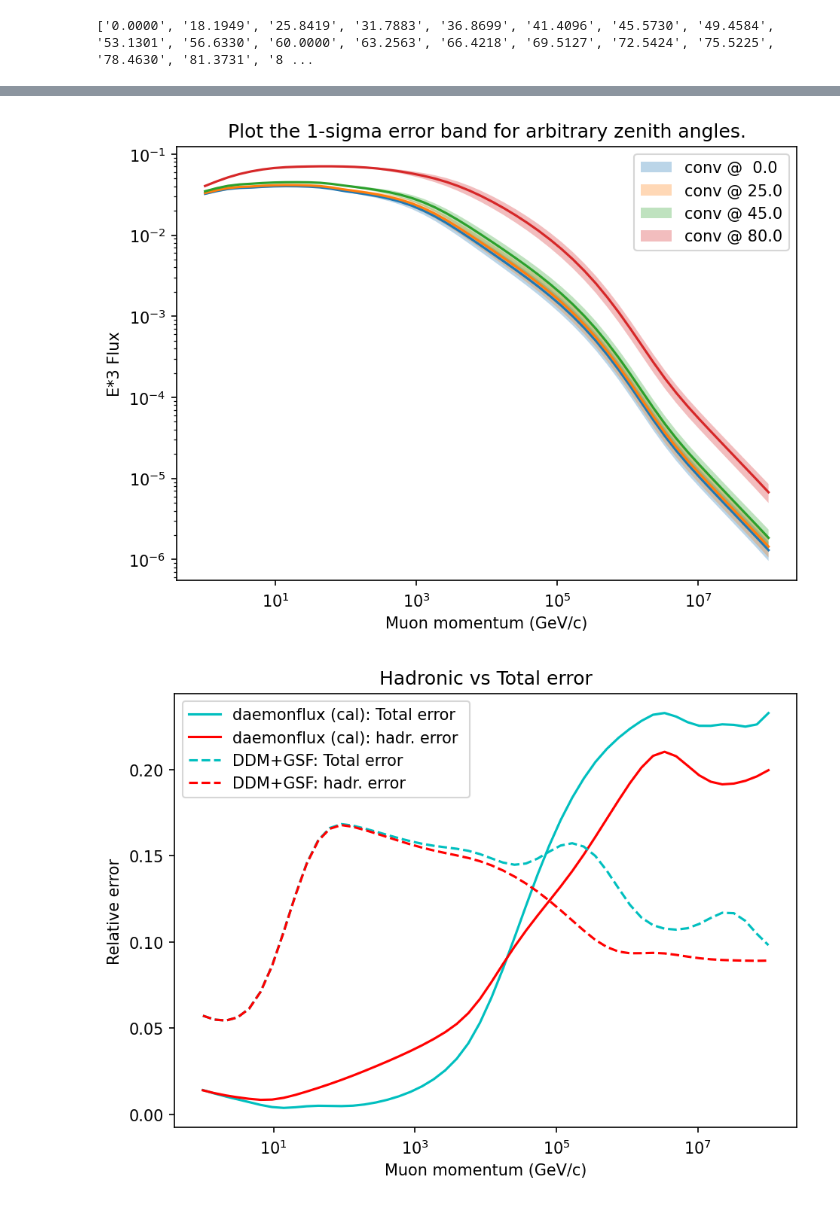
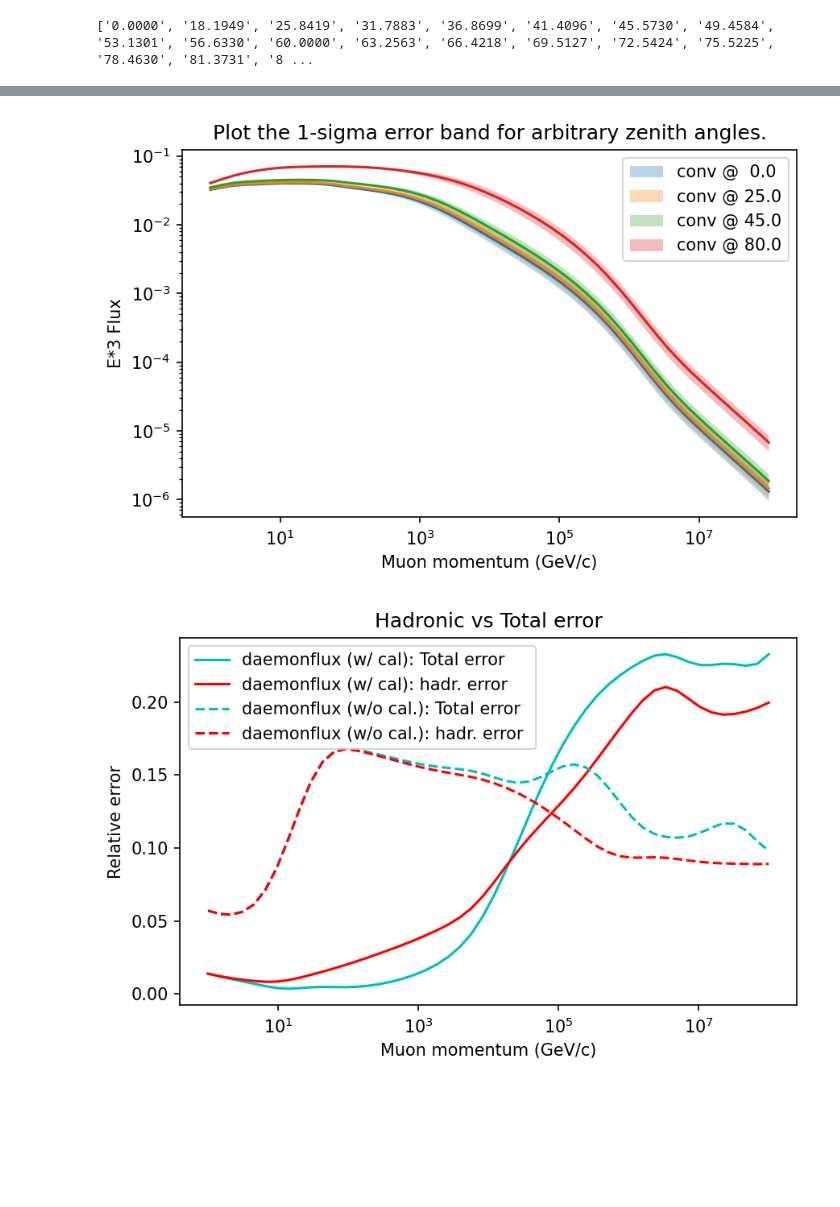
Before and after one commit to mceq-project/daemonflux, a Jupyter notebook: examples/example.ipynb, the cells around one changed output, grey strips where cells are left out. Saved outputs shown, nothing was run; the diff lists cells and outputs as text; code cells hidden in the pictures; blank space fills up the shorter version.

```diff
--- a/examples/example.ipynb
+++ b/examples/example.ipynb
@@ -24,0 +23,13 @@ daemonflux calibration not used.
+# %%
+# Create an instance of the Flux class with default settings
+# Choices for location are 'generic', 'IceCube' and 'Kamioka'.
+# Differences between locations are only due to the atmospheric model.
+# For IceCube the zenith angle extends to 180 degrees (upgoing). The asymmetry between up and downgoing is only due to the atmosphere.
+# For Kamioka the atmosphere is very close to USStd (generic) and differences are almost negligible.
+
+fl_ic = Flux(location='generic', use_calibration=True, debug=1)
+# %%
+# For comparisons disable the calibration.
+# This is not a recommended setting, and it is not exactly corresponding to the DDM+GSF case from https://arxiv.org/abs/2205.14766
+
+fl_ic_nc = Flux(location='Kamioka', use_calibration=False, debug=1)
@@ -130,25 +143,25 @@ plt.ylabel('E*3 Flux')
 plt.legend()
 plt.tight_layout()
 # %% [output]
-[figure, old version]
+[figure, new version]
 # %%
 plt.figure()
 plt.title("Hadronic vs Total error")
 fl = fl_ic.flux(egrid, '15', 'muflux')
 err_total = fl_ic.error(egrid, '15', 'muflux')
 err_hadronic = fl_ic.error(egrid, '15', 'muflux', only_hadronic=True)
-plt.semilogx(egrid, err_total/fl, color='c', label='daemonflux (cal): Total error ')
-plt.semilogx(egrid, err_hadronic/fl, color='r', label='daemonflux (cal): hadr. error ')
+plt.semilogx(egrid, err_total/fl, color='c', label='daemonflux (w/ cal): Total error ')
+plt.semilogx(egrid, err_hadronic/fl, color='r', label='daemonflux (w/ cal): hadr. error ')
 fl = fl_ic_nc.flux(egrid, '15', 'muflux')
 err_total = fl_ic_nc.error(egrid, '15', 'muflux')
 err_hadronic = fl_ic_nc.error(egrid, '15', 'muflux', only_hadronic=True)
-plt.semilogx(egrid, err_total/fl, color='c', ls='--', label='DDM+GSF: Total error ')
-plt.semilogx(egrid, err_hadronic/fl, color='r',ls='--', label='DDM+GSF: hadr. error ')
+plt.semilogx(egrid, err_total/fl, color='c', ls='--', label='daemonflux (w/o cal.): Total error ')
+plt.semilogx(egrid, err_hadronic/fl, color='r',ls='--', label='daemonflux (w/o cal.): hadr. error ')
 
 
 plt.xlabel('Muon momentum (GeV/c)')
 plt.ylabel('Relative error')
 plt.legend()
 plt.tight_layout()
 # %% [output]
-[figure, old version]
+[figure, new version]
```
Also changed, not shown: parts of 8 cells of this notebook, 6 other files.
